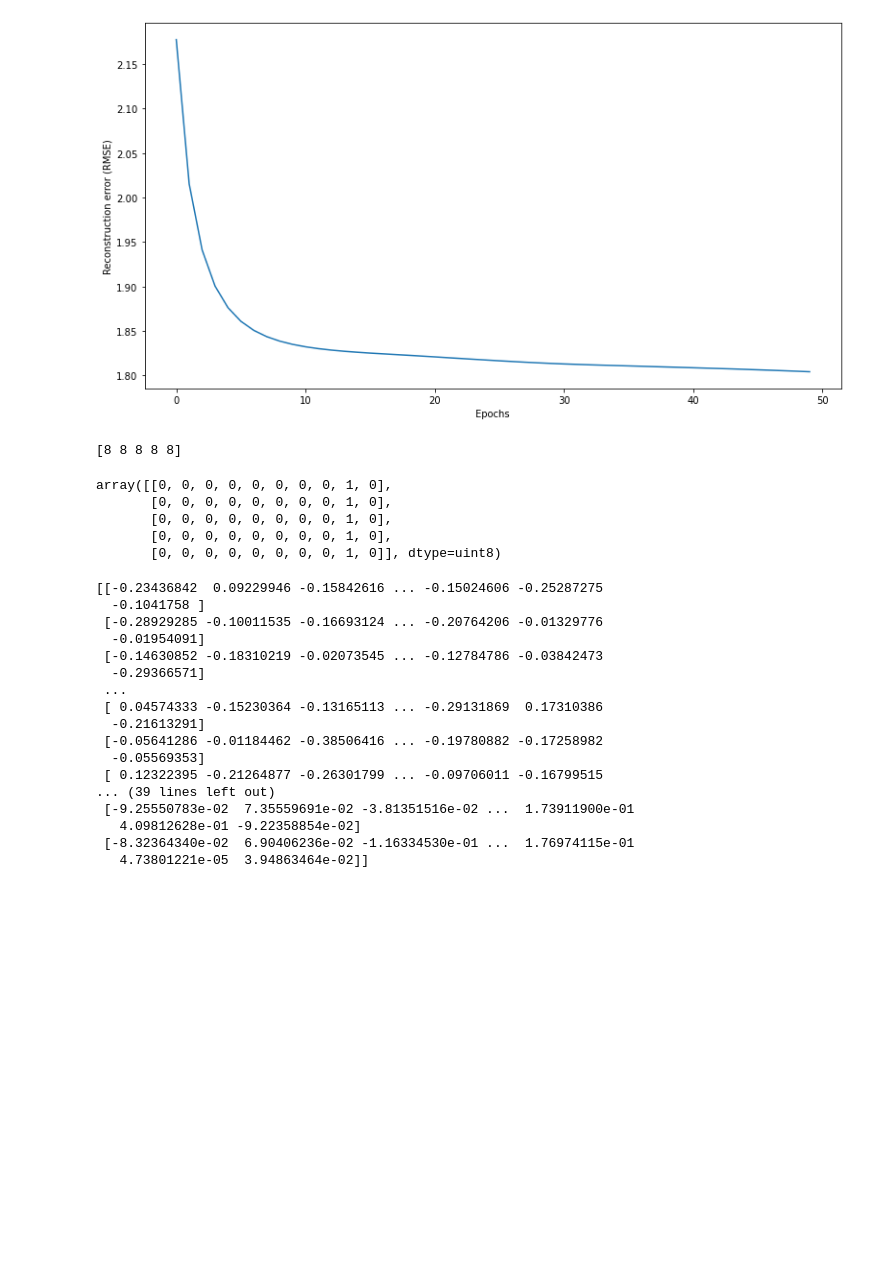
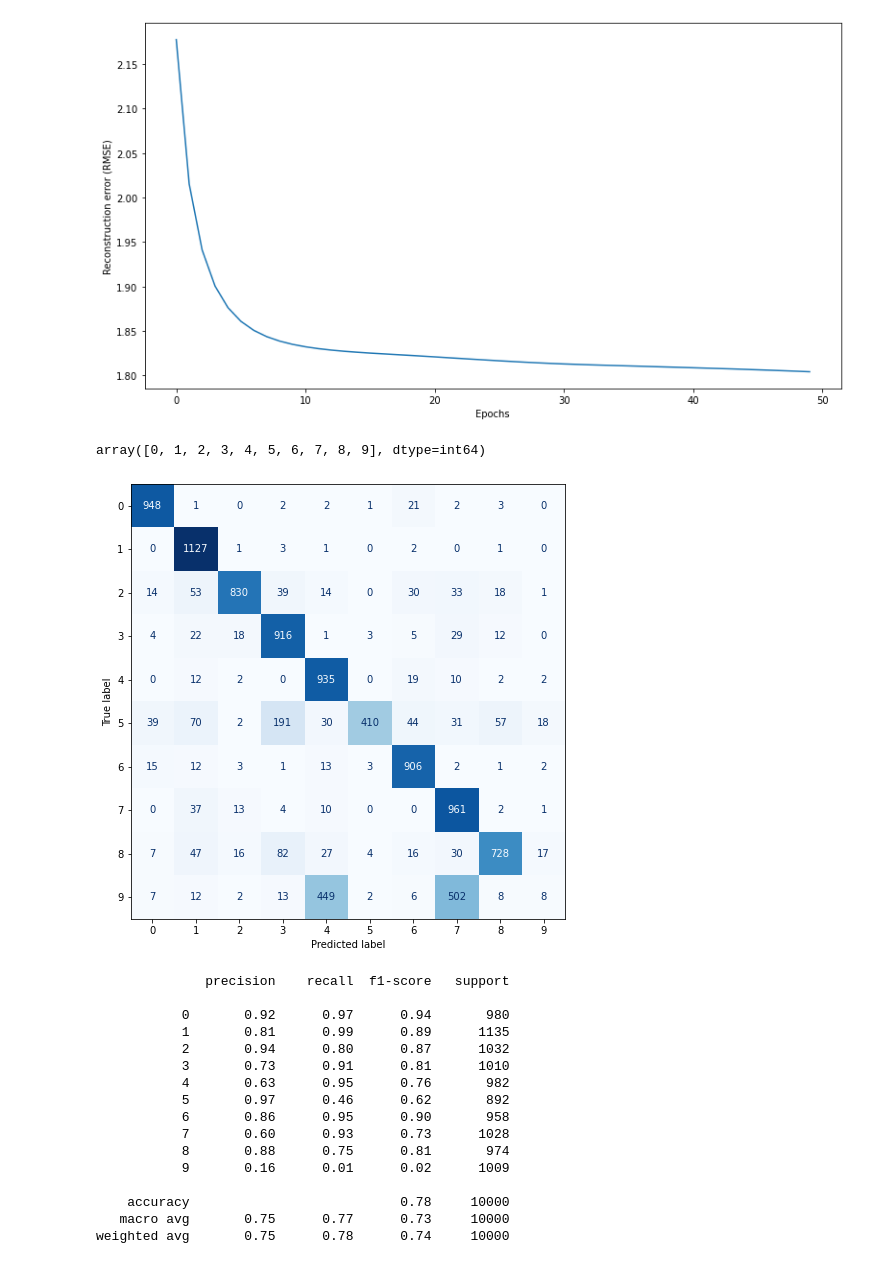
Before and after one commit to wdavys/DNN-dl2, a Jupyter notebook: TP_DNN.ipynb, the cells around one changed output. Saved outputs shown, nothing was run; the diff lists cells and outputs as text; code cells hidden in the pictures; blank space fills up the shorter version.

```diff
--- a/TP_DNN.ipynb
+++ b/TP_DNN.ipynb
@@ -689,34 +706,35 @@ plot_err(logloss2)
 [figure]
 # %%
 _, y_hat2 = dnn2.entree_sortie(X_test_dnn)
-print(np.argmax(y_hat2[:5], axis=1))
-y_test_dnn[:5]
+np.unique(np.argmax(y_hat2, axis=1))
 # %% [output]
-[8 8 8 8 8]
+array([0, 1, 2, 3, 4, 5, 6, 7, 8, 9], dtype=int64)
-array([[0, 0, 0, 0, 0, 0, 0, 0, 1, 0],
-       [0, 0, 0, 0, 0, 0, 0, 0, 1, 0],
-       [0, 0, 0, 0, 0, 0, 0, 0, 1, 0],
-       [0, 0, 0, 0, 0, 0, 0, 0, 1, 0],
-       [0, 0, 0, 0, 0, 0, 0, 0, 1, 0]], dtype=uint8)
-# %%
-for el in dnn2.layers:
-    print(el.W)
-    print()
-# %% [output]
-[[-0.23436842  0.09229946 -0.15842616 ... -0.15024606 -0.25287275
-  -0.1041758 ]
- [-0.28929285 -0.10011535 -0.16693124 ... -0.20764206 -0.01329776
-  -0.01954091]
- [-0.14630852 -0.18310219 -0.02073545 ... -0.12784786 -0.03842473
-  -0.29366571]
- ...
- [ 0.04574333 -0.15230364 -0.13165113 ... -0.29131869  0.17310386
-  -0.21613291]
- [-0.05641286 -0.01184462 -0.38506416 ... -0.19780882 -0.17258982
-  -0.05569353]
- [ 0.12322395 -0.21264877 -0.26301799 ... -0.09706011 -0.16799515
-... (39 lines left out)
- [-9.25550783e-02  7.35559691e-02 -3.81351516e-02 ...  1.73911900e-01
-   4.09812628e-01 -9.22358854e-02]
- [-8.32364340e-02  6.90406236e-02 -1.16334530e-01 ...  1.76974115e-01
-   4.73801221e-05  3.94863464e-02]]
+# %%
+## Display the visualization of the connfusion matrix
+cfm1 = confusion_matrix(np.argmax(y_test_dnn, axis=1), np.argmax(y_hat2, axis=1))
+_, ax1 = plt.subplots(1, 1, figsize=(8, 8))
+cmplot = ConfusionMatrixDisplay(cfm1)
+cmplot.plot(cmap='Blues', colorbar=False, ax=ax1)
+plt.show()
+
+## Print classification report
+report = classification_report(np.argmax(y_test_dnn, axis=1), np.argmax(y_hat2, axis=1))
+print(report)
+# %% [output]
+[figure, added]
+              precision    recall  f1-score   support
+
+           0       0.92      0.97      0.94       980
+           1       0.81      0.99      0.89      1135
+           2       0.94      0.80      0.87      1032
+           3       0.73      0.91      0.81      1010
+           4       0.63      0.95      0.76       982
+           5       0.97      0.46      0.62       892
+           6       0.86      0.95      0.90       958
+           7       0.60      0.93      0.73      1028
+           8       0.88      0.75      0.81       974
+           9       0.16      0.01      0.02      1009
+
+    accuracy                           0.78     10000
+   macro avg       0.75      0.77      0.73     10000
+weighted avg       0.75      0.78      0.74     10000
```
Also changed, not shown: parts of 6 cells of this notebook.
